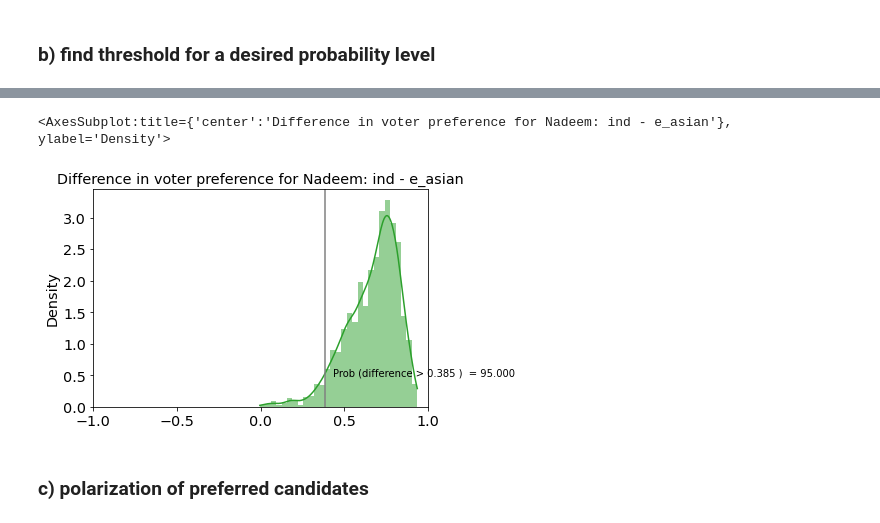
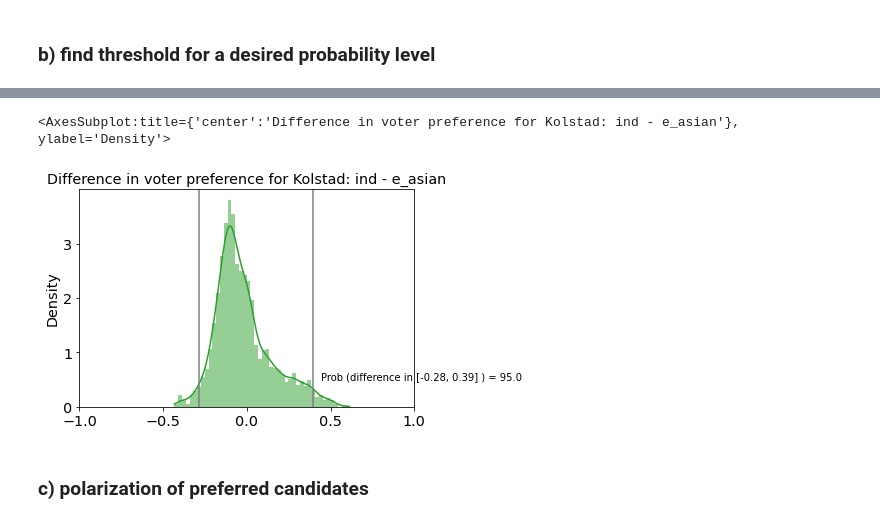
Before and after one commit to mggg/ecological-inference, a Jupyter notebook: pyei/examples/santa_clara_demo_r_by_c.ipynb, the cells around one changed output, grey strips where cells are left out. Cells and saved outputs as stored; diff of their text form; code cells hidden in the pictures.

```diff
--- a/pyei/examples/santa_clara_demo_r_by_c.ipynb
+++ b/pyei/examples/santa_clara_demo_r_by_c.ipynb
@@ -130,8 +129,8 @@ ei.polarization_report(["ind", "e_asian"], "Nadeem", percentile=95, verbose=Fals
 # %%
-ei.plot_polarization_kde(["ind", "e_asian"], "Nadeem", percentile=95, show_threshold=True)
+ei.plot_polarization_kde(["ind", "e_asian"], "Kolstad", percentile=95, show_threshold=True)
 # %% [output]
-<AxesSubplot:title={'center':'Difference in voter preference for Nadeem: ind - e_asian'}, ylabel='Density'>
+<AxesSubplot:title={'center':'Difference in voter preference for Kolstad: ind - e_asian'}, ylabel='Density'>
-[figure, old version]
+[figure, new version]
 # %% [markdown]
 ### c) polarization of preferred candidates
 # %%
```
Also changed, not shown: parts of 23 cells of this notebook, 3 other files.
